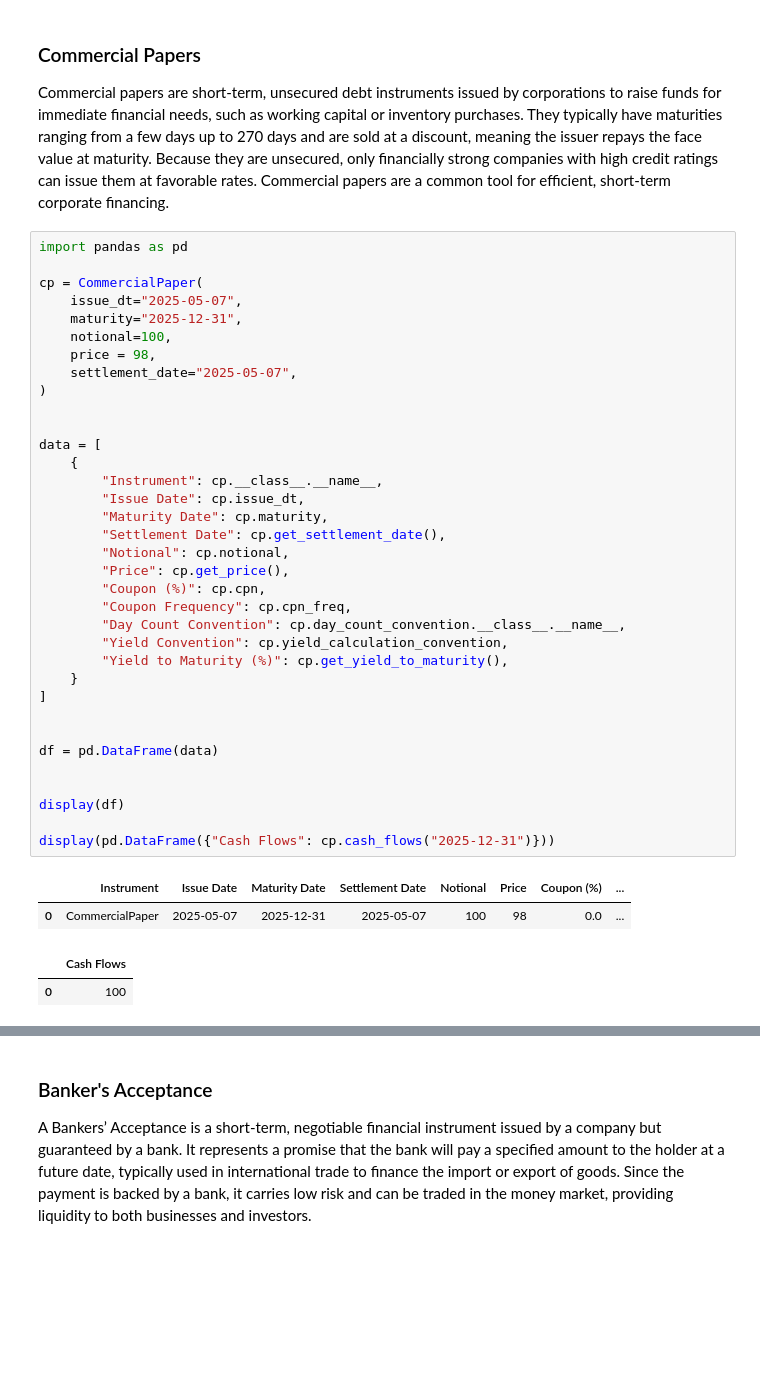
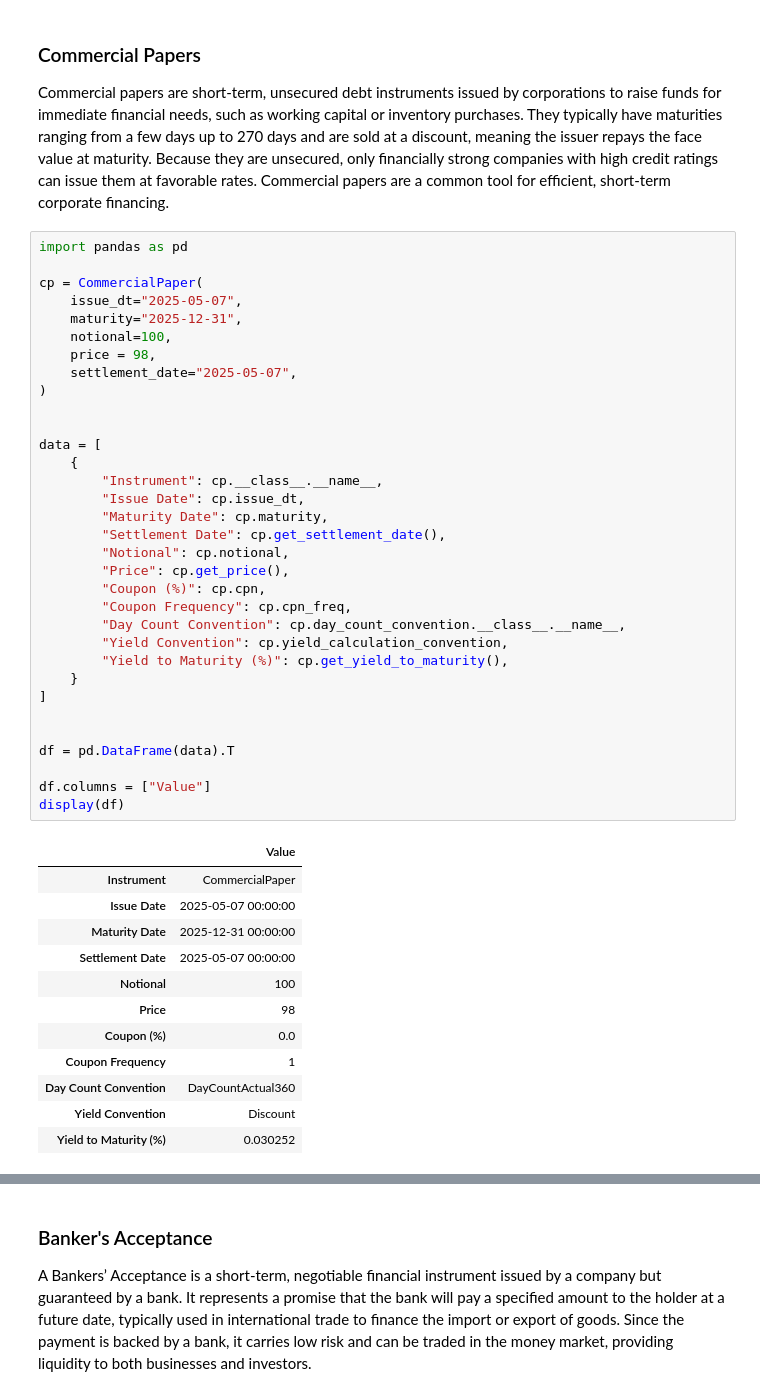
Before and after one commit to Python-Financial-Analyst/pyfian_dev, a Jupyter notebook: docs/source/Topics/fixed_income/03_money_market_instruments.ipynb, the cells around one changed output, grey strips where cells are left out. Drawn from its saved outputs; the diff is of its cells as text; blank space fills up the shorter version.

```diff
--- a/docs/source/Topics/fixed_income/03_money_market_instruments.ipynb
+++ b/docs/source/Topics/fixed_income/03_money_market_instruments.ipynb
@@ -116,38 +139,44 @@ import pandas as pd
 
 cp = CommercialPaper(
     issue_dt="2025-05-07",
     maturity="2025-12-31",
     notional=100,
     price = 98,
     settlement_date="2025-05-07",
 )
 
 
 data = [
     {
         "Instrument": cp.__class__.__name__,
         "Issue Date": cp.issue_dt,
         "Maturity Date": cp.maturity,
         "Settlement Date": cp.get_settlement_date(),
         "Notional": cp.notional,
         "Price": cp.get_price(),
         "Coupon (%)": cp.cpn,
         "Coupon Frequency": cp.cpn_freq,
         "Day Count Convention": cp.day_count_convention.__class__.__name__,
         "Yield Convention": cp.yield_calculation_convention,
         "Yield to Maturity (%)": cp.get_yield_to_maturity(),
     }
 ]
 
 
-df = pd.DataFrame(data)
+df = pd.DataFrame(data).T
 
-
+df.columns = ["Value"]
 display(df)
-
-display(pd.DataFrame({"Cash Flows": cp.cash_flows("2025-12-31")}))
 # %% [output]
-|  | Instrument | Issue Date | Maturity Date | Settlement Date | Notional | Price | Coupon (%) | ... |
-| 0 | CommercialPaper | 2025-05-07 | 2025-12-31 | 2025-05-07 | 100 | 98 | 0.0 | ... |
+|  | Value |
+| Instrument | CommercialPaper |
+| Issue Date | 2025-05-07 00:00:00 |
+| Maturity Date | 2025-12-31 00:00:00 |
+| Settlement Date | 2025-05-07 00:00:00 |
+| Notional | 100 |
+| Price | 98 |
+| Coupon (%) | 0.0 |
+| Coupon Frequency | 1 |
+| Day Count Convention | DayCountActual360 |
+| Yield Convention | Discount |
+| Yield to Maturity (%) | 0.030252 |
-|  | Cash Flows |
-| 0 | 100 |
```
Also changed, not shown: parts of 12 cells of this notebook.
